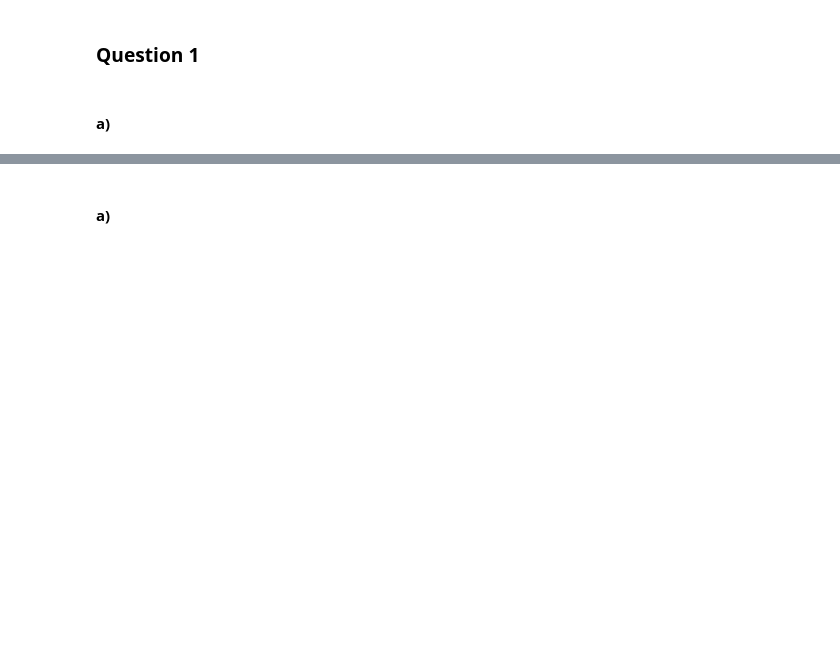
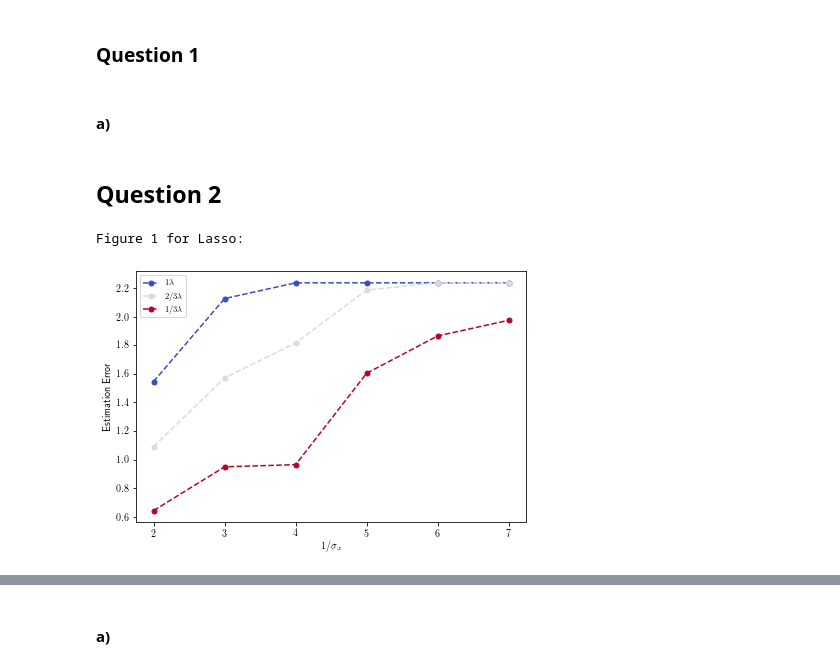
Before and after one commit to arjungecon/VAEMetrics, a Jupyter notebook: Problem Set 2/Econ 31703 - PS2.ipynb, the cells around one changed output, grey strips where cells are left out. Drawn from its saved outputs; the diff is of its cells as text; code cells hidden in the pictures; blank space fills up the shorter version.

```diff
--- a/Problem Set 2/Econ 31703 - PS2.ipynb
+++ b/Problem Set 2/Econ 31703 - PS2.ipynb
@@ -150,6 +150,9 @@ def lasso_cdg(b_start, y, X, lmbda, eps=1e-6, max_iter=1000, standardized=False,
         X_mean, y_mean = X.mean(axis=0), y.mean()
         X_std, y_std = X.std(axis=0), y.std()
         X, y = zscore(X, axis=0), zscore(y)
+    else:
+        X_mean, y_mean = X.mean(axis=0), y.mean()
+        X_std, y_std = X.std(axis=0), y.std()
 
     # LASSO objective
     lasso_obj = lambda b: lasso_objective(b, y, X, lmbda)
@@ -221,3 +224,5 @@ def lasso_cdg(b_start, y, X, lmbda, eps=1e-6, max_iter=1000, standardized=False,
         output["status"] = "max_iter exceed"
 
     return output
+# %% [markdown]
+## Question 2
@@ -223,0 +244,40 @@ def lasso_cdg(b_start, y, X, lmbda, eps=1e-6, max_iter=1000, standardized=False,
+# %%
+def rep_figure1_lasso(N,p,sigmax):
+    data = generateData_paper(N, p, sigmax)
+    lmbda = 2 * np.power((2.01*(sigmax**2)*np.log(p)/N),1/2)
+    lmbda_vec = np.array((lmbda, 2/3*lmbda, 1/3*lmbda ))
+    l2 = np.zeros(3)
+    cov_num = np.zeros(3)
+    for i in range(3):
+        lasso = lasso_cdg(b_start=np.ones(p),y=data.Y, X=data[data.drop(['Y'], axis=1).columns].to_numpy(),lmbda=lmbda_vec[i],standardized=True)
+        l2[i] = norm(lasso["estimate"][-1][1:]-np.append(np.ones(5),np.zeros(p-5)),ord=2)
+        cov_num[i] =(np.nonzero(lasso["estimate"][-1])[0]).shape[0]-1
+    return (l2,cov_num)
+# %%
+N = 500
+p = 200
+sigma_vec = np.array((1/2,1/3,1/4,1/5,1/6,1/7))
+l2 = np.zeros((sigma_vec.shape[0],3))
+cov_num = np.zeros((sigma_vec.shape[0],3) )
+for i in range(sigma_vec.shape[0]):
+    l2[i,:], cov_num[i,:] = rep_figure1_lasso(N,p,sigma_vec[i])
+# %%
+print("Figure 1 for Lasso:")
+fig,ax=plt.subplots()
+label=[]
+n=3
+lmbda=np.array(('1','2/3','1/3'))
+inv_sigma=np.array((2,3,4,5,6,7))
+ax.set_prop_cycle('color',[plt.cm.coolwarm(i) for i in np.linspace(0, 1, n)])
+for k in range(n):
+    ax.plot(inv_sigma,l2[:,k],'--',marker="o",markersize=5)
+    label=label+['${}\lambda$ '.format(lmbda[k])]
+plt.legend(label,fontsize=8)
+plt.tight_layout()
+plt.xlabel(r"$1/\sigma_x$")
+plt.ylabel(r"Estimation Error")
+plt.xticks(np.arange(2,8))
+plt.show()
+# %% [output]
+Figure 1 for Lasso:
+[figure, added]
```
Also changed, not shown: parts of 4 cells of this notebook.
